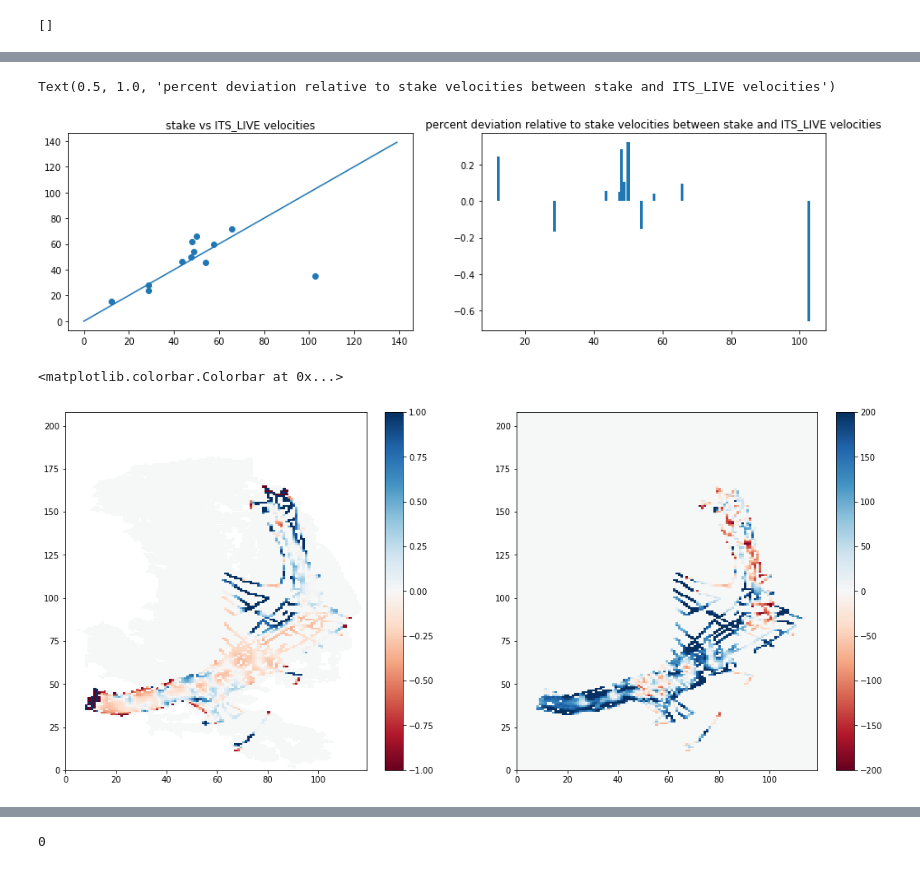
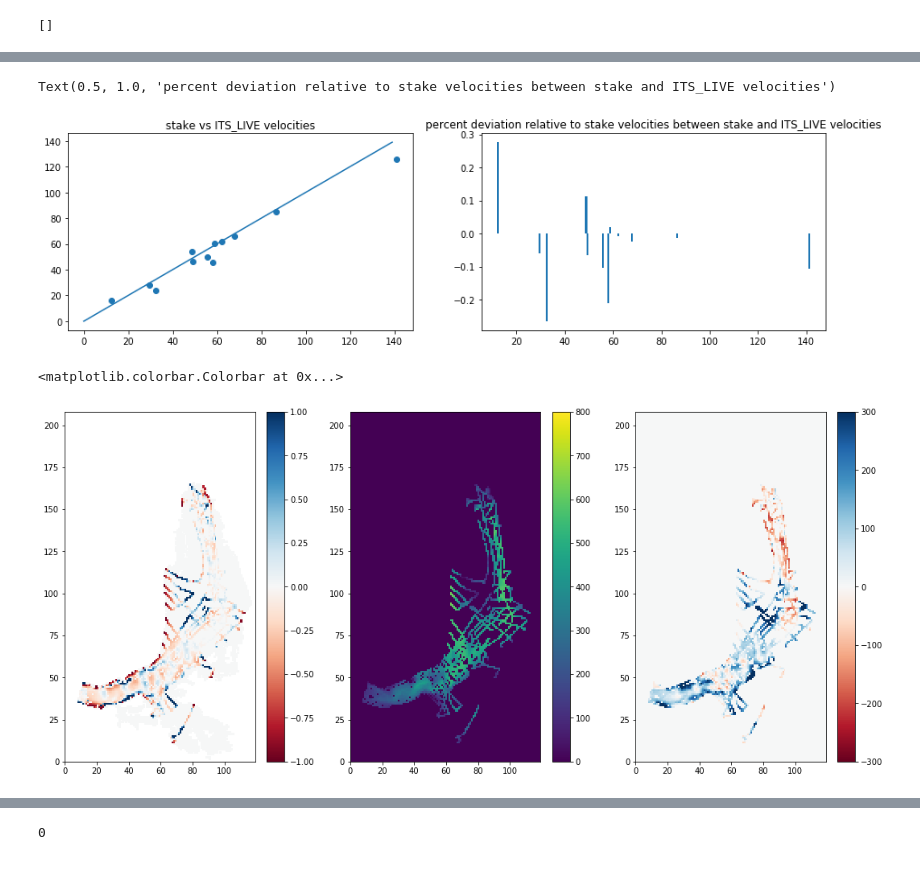
Before and after one commit to hahohe1892/thick_inv, a Jupyter notebook: auto_analysis.ipynb, the cells around one changed output, grey strips where cells are left out. Cells and saved outputs as stored; diff of their text form; code cells hidden in the pictures.

```diff
--- a/auto_analysis.ipynb
+++ b/auto_analysis.ipynb
@@ -21,7 +21,7 @@ import pandas as pd
 import scipy.io
 from model import *
 # %%
-with open('./auto_data/KK_auto_1420_it_parameters.p_friction_500_it_parameters.delta_surf_0.05__0.pkl', 'rb') as inp:
+with open('./auto_data/Kronebreen_auto_1420_it_parameters.p_friction_1000_it_fields.vel_mes_it_parameters.pmax_5000__0.pkl', 'rb') as inp:
     md = pickle.load(inp)
 # %%
 print(md.warnings)
@@ -172,26 +266,28 @@ vel_x = np.array(vel_xyz_df.loc[:,1])
 vel_y = np.array(vel_xyz_df.loc[:,2])
 vel_z = np.array(vel_xyz_df.loc[:,3])
 
-vel_df = pd.read_excel ('./kronebreen/HDF_stake_velocities.xlsx', 0, header=None)
-vel_0914 = np.nanmean(np.array(vel_df.loc[3:,range(10,18,2)]), axis=1)
+vel_df = pd.read_excel('./kronebreen/HDF_stake_velocities.xlsx', 0, header=None)
+vel_1420 = np.nanmean(np.array(vel_df.loc[3:,range(20,30,2)]), axis=1)
 vel_mes_at_stakes = get_nearest(data.x,data.y,md.it_fields.vel_mes, vel_x, vel_y)
 fig,ax = plt.subplots(1,2, figsize = (15,4))
-points = ax[0].scatter(vel_0914, vel_mes_at_stakes)
+points = ax[0].scatter(vel_1420, vel_mes_at_stakes)
 line = ax[0].plot(range(140), range(140))
-points1 = ax[1].bar(vel_0914, (vel_mes_at_stakes  - vel_0914)/vel_0914)
+points1 = ax[1].bar(vel_1420, (vel_mes_at_stakes  - vel_1420)/vel_1420)
 
 ax[0].set_title('stake vs ITS_LIVE velocities')
 ax[1].set_title('percent deviation relative to stake velocities between stake and ITS_LIVE velocities')
 # %% [output]
 Text(0.5, 1.0, 'percent deviation relative to stake velocities between stake and ITS_LIVE velocities')
-[figure, old version]
+[figure, new version]
 # %%
-fig,ax = plt.subplots(1,2,figsize = (18,8))
-field = ax[0].pcolor(((md.series.vel_all[it_step]-md.it_fields.vel_mes)/md.it_fields.vel_mes)*radar.mask_arr, cmap = 'RdBu', vmin = -1, vmax = 1)
-field1 = ax[1].pcolor(((md.series.S_rec_all[it_step]-md.series.B_rec_all[it_step])-(md.it_fields.S_ref - radar.bed_arr))*radar.mask_arr*md.it_fields.mask, vmax = 200, vmin = -200, cmap='RdBu')
+fig,ax = plt.subplots(1,3,figsize = (18,8))
+field = ax[0].pcolor((md.series.vel_all[it_step]-data.vel_Adrian)/data.vel_Adrian*radar.mask_arr*np.minimum(md.it_fields.vel_mes,1), cmap = 'RdBu', vmin = -1, vmax = 1)
+field1 = ax[1].pcolor((md.it_fields.S_ref - radar.bed_arr)*radar.mask_arr*md.it_fields.mask, vmax = 800, vmin = 0)
+field2 = ax[2].pcolor(((md.it_fields.S_rec - md.it_fields.B_rec)-(md.it_fields.S_ref - radar.bed_arr))*radar.mask_arr*md.it_fields.mask, vmax = 300, vmin = -300, cmap='RdBu')
 fig.colorbar(field, ax = ax[0])
 fig.colorbar(field1, ax = ax[1])
+fig.colorbar(field2, ax = ax[2])
 # %% [output]
 <matplotlib.colorbar.Colorbar at 0x...>
-[figure, old version]
+[figure, new version]
 # %%
```
Also changed, not shown: parts of 35 cells of this notebook, 2 other files.
